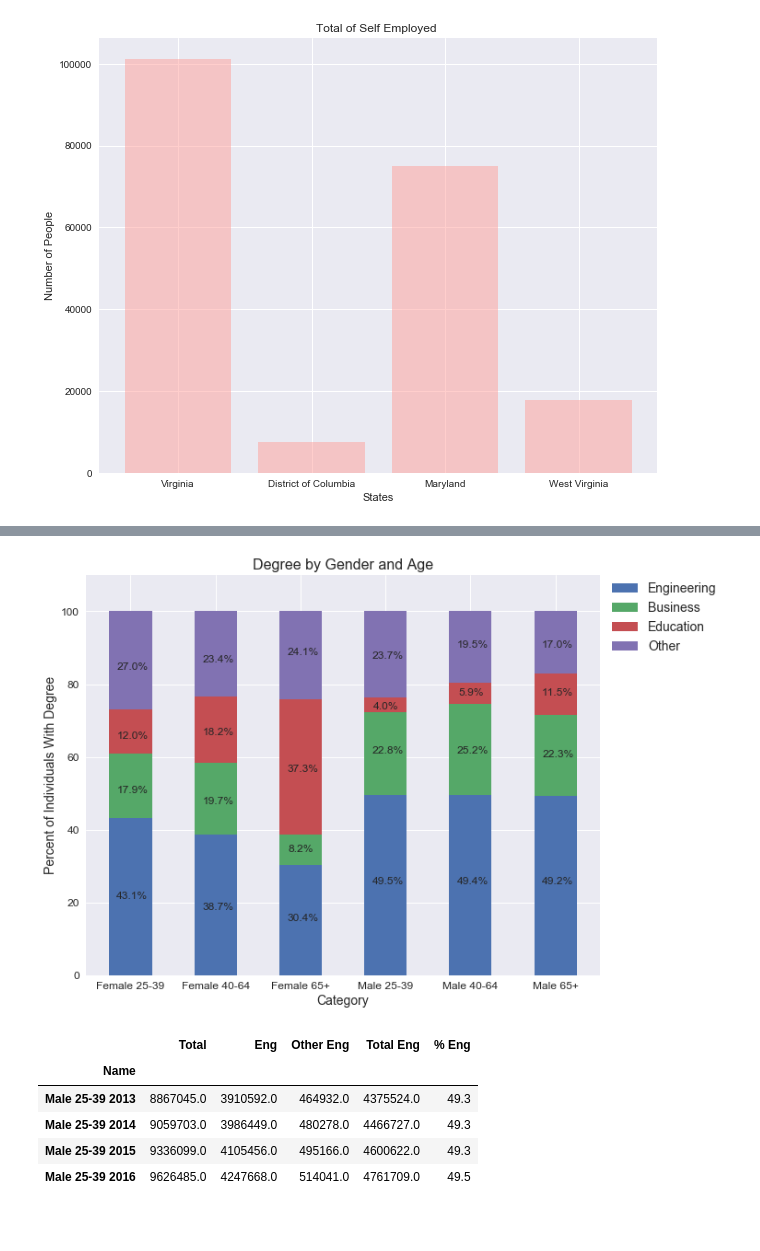
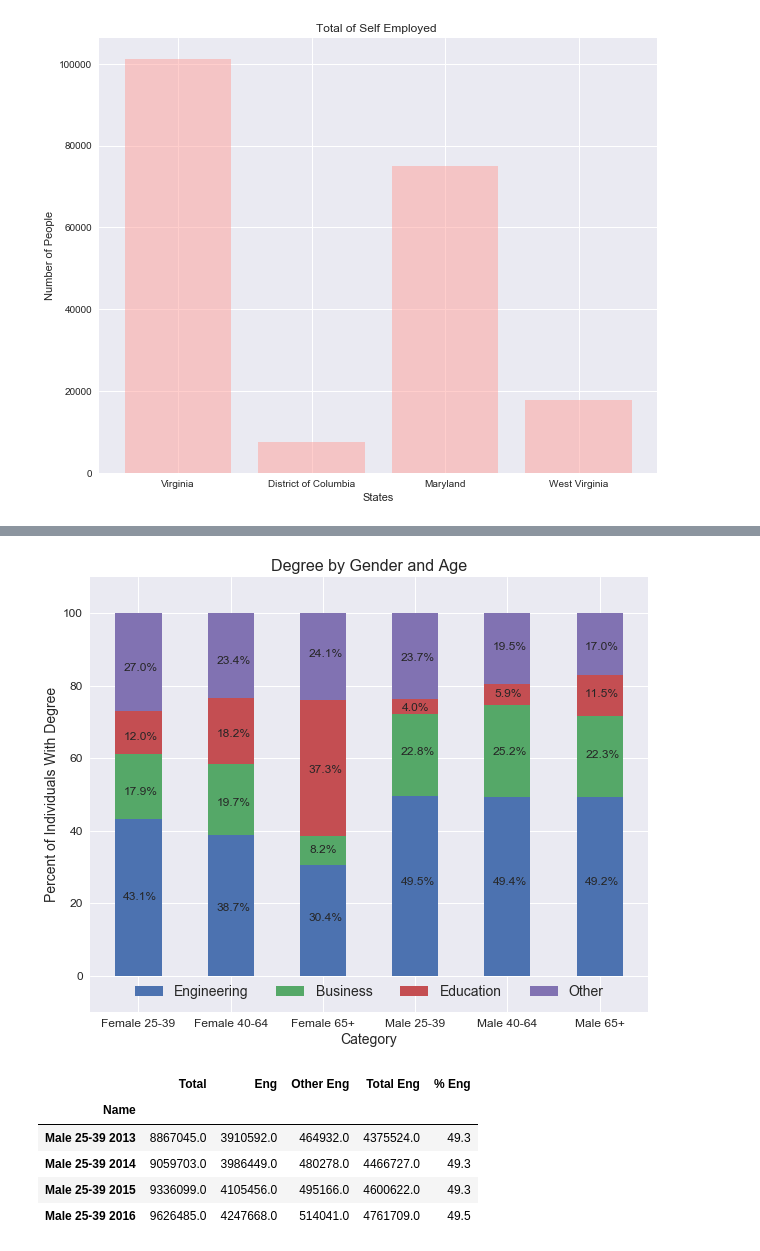
Before and after one commit to spencerrand/Census-Data-Analysis, a Jupyter notebook: Census Merged.ipynb, the cells around one changed output, grey strips where cells are left out. Cells and saved outputs as stored; diff of their text form; code cells hidden in the pictures; blank space fills up the shorter version.

```diff
--- a/Census Merged.ipynb
+++ b/Census Merged.ipynb
@@ -397,7 +392,6 @@ combined_df
 | Female 40-64 | 16,491,728.00 | 4,166,904.00 | 2,218,959.00 | 3,253,751.00 | 2,997,847.00 | 3,854,267.00 | 6,385,863.00 | 38.7 | 19.7 | 18.2 | 23.4 |
 | Female 65+ | 5,302,638.00 | 956,074.00 | 655,498.00 | 434,062.00 | 1,977,125.00 | 1,279,879.00 | 1,611,572.00 | 30.4 | 8.2 | 37.3 | 24.1 |
 # %%
-# Spencer's graphs
 # This section print a stacked bar chart for each major by gender/age category
 
 # Clear plots
@@ -413,12 +407,12 @@ p3 = plt.bar(combined_df.index, combined_df["% Ed"], width, bottom=combined_df["
 p4 = plt.bar(combined_df.index, combined_df["% Other"], width, bottom=combined_df["% Eng"]+combined_df["% Bus"]+combined_df["% Ed"])
 
 # Format chart items
-plt.ylim(0, 110)
+plt.ylim(-10, 110)
 plt.ylabel('Percent of Individuals With Degree', fontsize=14)
 plt.xlabel('Category', fontsize=14)
 plt.title('Degree by Gender and Age', fontsize=16)
 plt.tick_params(labelsize=12)
-plt.legend(('Engineering', 'Business', 'Education', 'Other'), bbox_to_anchor=(1.25, 1.01), prop={'size': 14})
+plt.legend(('Engineering', 'Business', 'Education', 'Other'), loc='lower center', ncol=4, prop={'size': 14})
 
 # Add labels for values
 plt.text(-0.165, 21, f"{combined_df.loc['Female 25-39', '% Eng']}%")
@@ -430,34 +424,34 @@ plt.text(0.845, 18, f"{combined_df.loc['Female 40-64', '% Eng']}%")
 plt.text(0.845, 47, f"{combined_df.loc['Female 40-64', '% Bus']}%")
 plt.text(0.845, 66, f"{combined_df.loc['Female 40-64', '% Ed']}%")
 plt.text(0.845, 86, f"{combined_df.loc['Female 40-64', '% Other']}%")
 
 plt.text(1.84, 15, f"{combined_df.loc['Female 65+', '% Eng']}%")
 plt.text(1.85, 34, f"{combined_df.loc['Female 65+', '% Bus']}%")
 plt.text(1.84, 56, f"{combined_df.loc['Female 65+', '% Ed']}%")
 plt.text(1.84, 88, f"{combined_df.loc['Female 65+', '% Other']}%")
 
 plt.text(2.84, 25, f"{combined_df.loc['Male 25-39', '% Eng']}%")
 plt.text(2.84, 61, f"{combined_df.loc['Male 25-39', '% Bus']}%")
 plt.text(2.86, 73, f"{combined_df.loc['Male 25-39', '% Ed']}%")
 plt.text(2.84, 87, f"{combined_df.loc['Male 25-39', '% Other']}%")
 
 plt.text(3.84, 25, f"{combined_df.loc['Male 40-64', '% Eng']}%")
 plt.text(3.84, 61, f"{combined_df.loc['Male 40-64', '% Bus']}%")
 plt.text(3.86, 77, f"{combined_df.loc['Male 40-64', '% Ed']}%")
 plt.text(3.84, 90, f"{combined_df.loc['Male 40-64', '% Other']}%")
 
 plt.text(4.84, 25, f"{combined_df.loc['Male 65+', '% Eng']}%")
 plt.text(4.85, 60, f"{combined_df.loc['Male 65+', '% Bus']}%")
 plt.text(4.84, 77, f"{combined_df.loc['Male 65+', '% Ed']}%")
 plt.text(4.84, 90, f"{combined_df.loc['Male 65+', '% Other']}%")
 
 # Save the figure
 plt.savefig("DegreeBreakdown.png")
 
 # Display chart
 plt.show()
 # %% [output]
-[figure, old version]
+[figure, new version]
 # %%
 def GetEngineerData(gender, year, census_total, census_eng, census_other_eng):
 # This function gets census data for just engineering degrees
```
Also changed, not shown: parts of 6 cells of this notebook.
